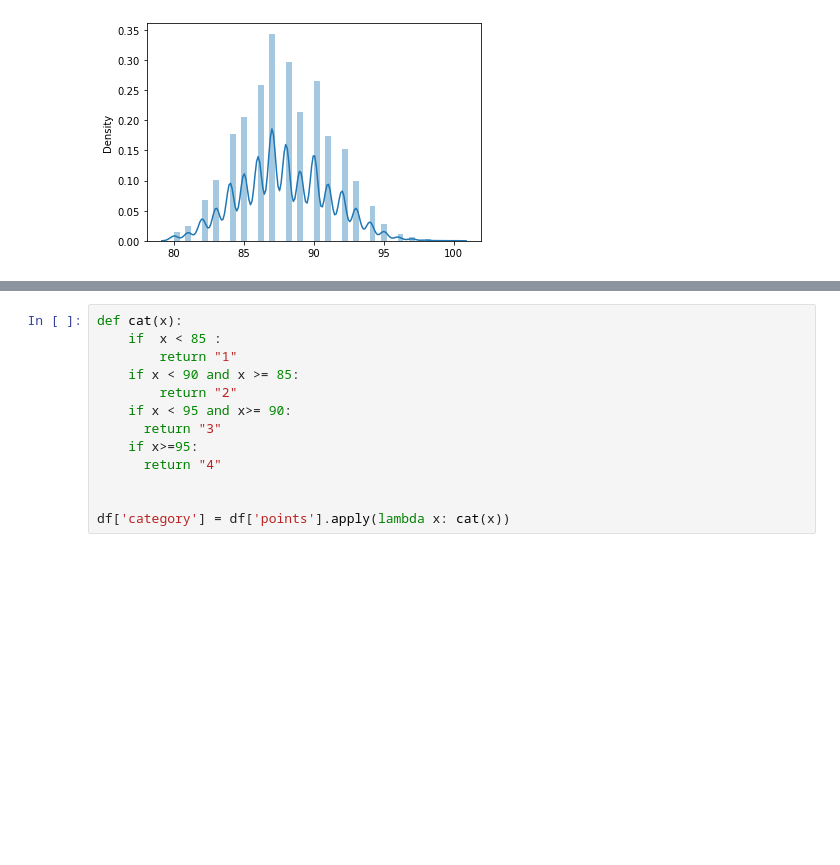
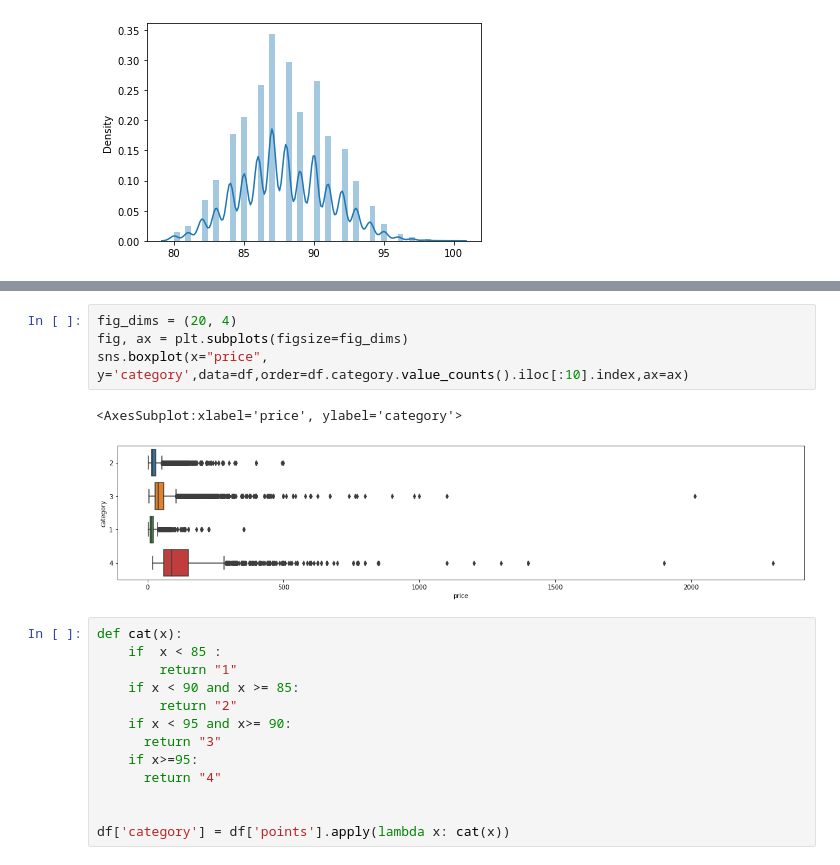
Before and after one commit to darrentyh/IS450-text-mining, a Jupyter notebook: Data Cleaning.ipynb, the cells around one changed output, grey strips where cells are left out. Cells and saved outputs as stored; diff of their text form; blank space fills up the shorter version.

```diff
--- a/Data Cleaning.ipynb
+++ b/Data Cleaning.ipynb
@@ -64,3 +85,10 @@ sns.distplot(df,x=df['price'])
+# %%
+fig_dims = (20, 4)
+fig, ax = plt.subplots(figsize=fig_dims)
+sns.boxplot(x="price", y='category',data=df,order=df.category.value_counts().iloc[:10].index,ax=ax)
+# %% [output]
+<AxesSubplot:xlabel='price', ylabel='category'>
+[figure, added]
 # %%
 def cat(x):
     if  x < 85 :
```
Also changed, not shown: parts of 10 cells of this notebook.
